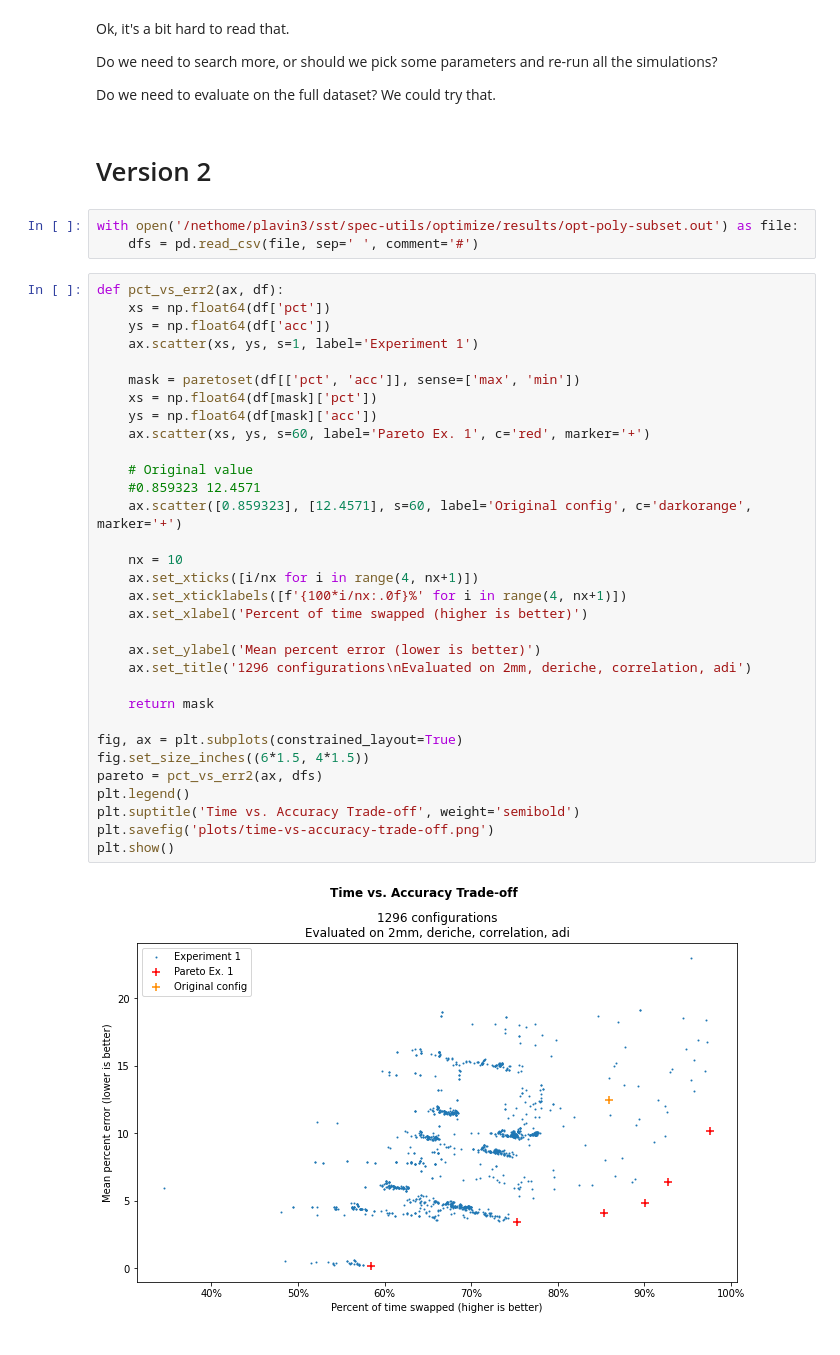
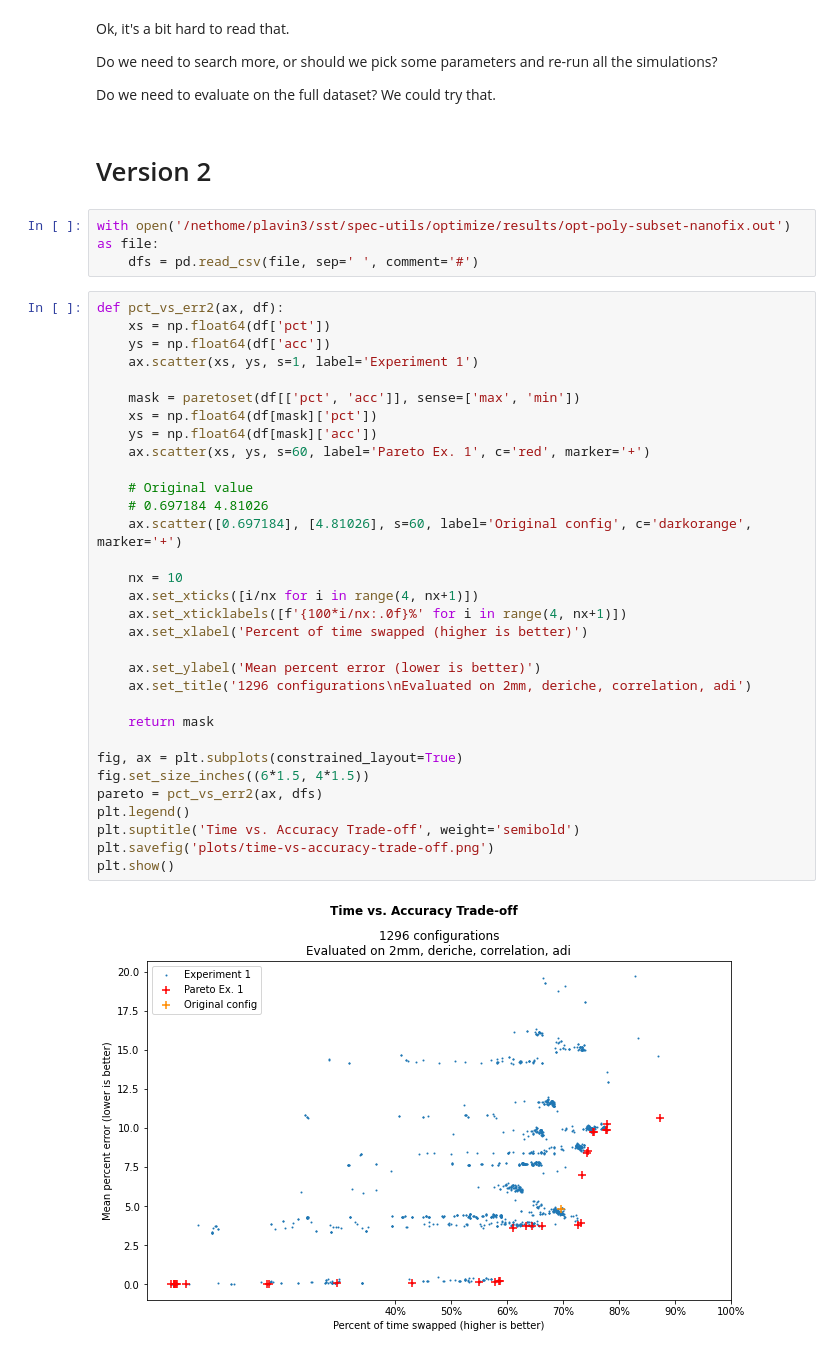
Before and after one commit to plavin/multifidelity, a Jupyter notebook: Optimization.ipynb, the cells around one changed output. Drawn from its saved outputs; the diff is of its cells as text.

```diff
--- a/Optimization.ipynb
+++ b/Optimization.ipynb
@@ -260,42 +260,42 @@ Ok, it's a bit hard to read that.
 Do we need to search more, or should we pick some parameters and re-run all the simulations?
 
 Do we need to evaluate on the full dataset? We could try that.
-# %% [markdown]
-# Version 2
-# %%
-with open('/nethome/plavin3/sst/spec-utils/optimize/results/opt-poly-subset.out') as file:
-    dfs = pd.read_csv(file, sep=' ', comment='#')
+# %% [markdown]
+# Version 2
+# %%
+with open('/nethome/plavin3/sst/spec-utils/optimize/results/opt-poly-subset-nanofix.out') as file:
+    dfs = pd.read_csv(file, sep=' ', comment='#')
 # %%
 def pct_vs_err2(ax, df):
     xs = np.float64(df['pct'])
     ys = np.float64(df['acc'])
     ax.scatter(xs, ys, s=1, label='Experiment 1')
 
     mask = paretoset(df[['pct', 'acc']], sense=['max', 'min'])
     xs = np.float64(df[mask]['pct'])
     ys = np.float64(df[mask]['acc'])
     ax.scatter(xs, ys, s=60, label='Pareto Ex. 1', c='red', marker='+')
 
     # Original value
-    #0.859323 12.4571
-    ax.scatter([0.859323], [12.4571], s=60, label='Original config', c='darkorange', marker='+')
+    # 0.697184 4.81026
+    ax.scatter([0.697184], [4.81026], s=60, label='Original config', c='darkorange', marker='+')
 
     nx = 10
     ax.set_xticks([i/nx for i in range(4, nx+1)])
     ax.set_xticklabels([f'{100*i/nx:.0f}%' for i in range(4, nx+1)])
     ax.set_xlabel('Percent of time swapped (higher is better)')
 
     ax.set_ylabel('Mean percent error (lower is better)')
     ax.set_title('1296 configurations\nEvaluated on 2mm, deriche, correlation, adi')
 
     return mask
 
 fig, ax = plt.subplots(constrained_layout=True)
 fig.set_size_inches((6*1.5, 4*1.5))
 pareto = pct_vs_err2(ax, dfs)
 plt.legend()
 plt.suptitle('Time vs. Accuracy Trade-off', weight='semibold')
 plt.savefig('plots/time-vs-accuracy-trade-off.png')
 plt.show()
 # %% [output]
-[figure, old version]
+[figure, new version]
```
Also changed, not shown: parts of 6 cells of this notebook, 4 other files.
